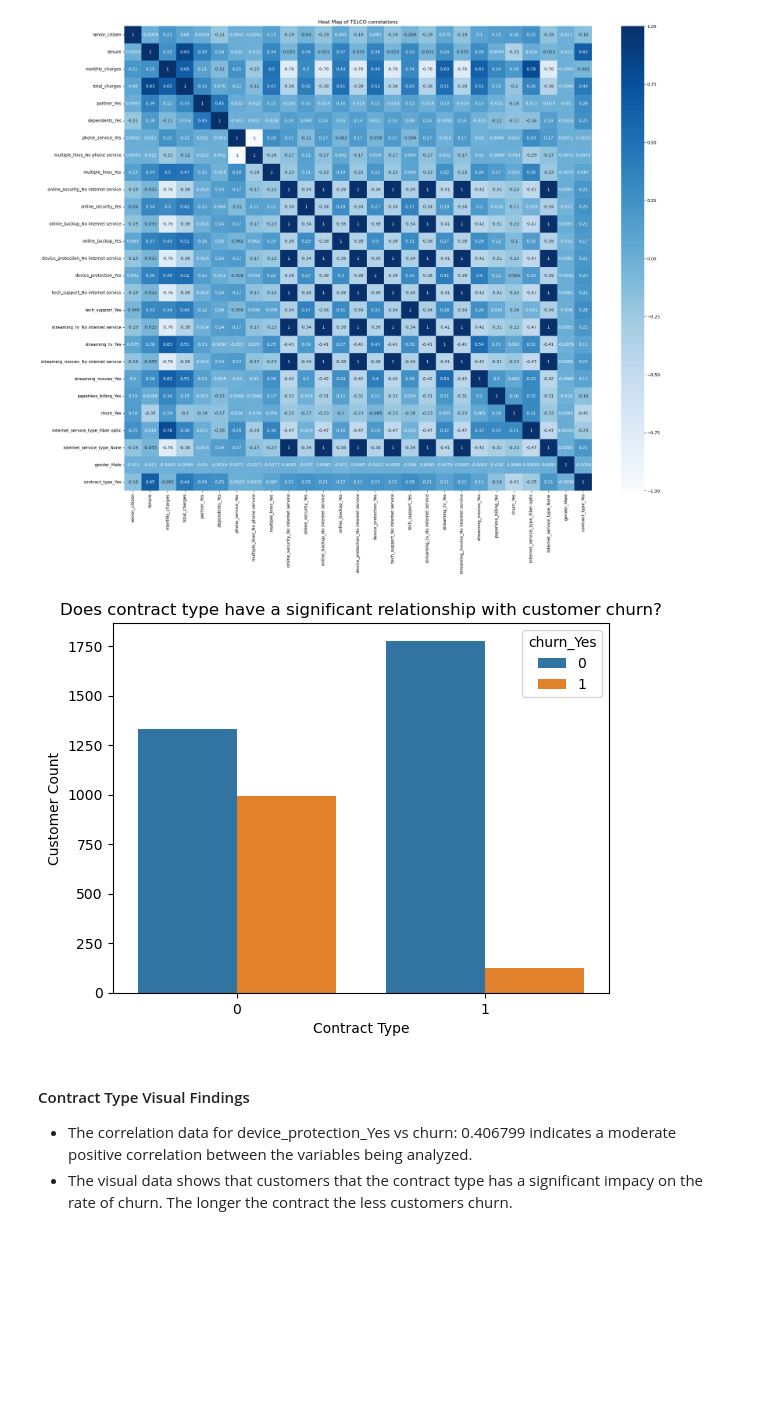
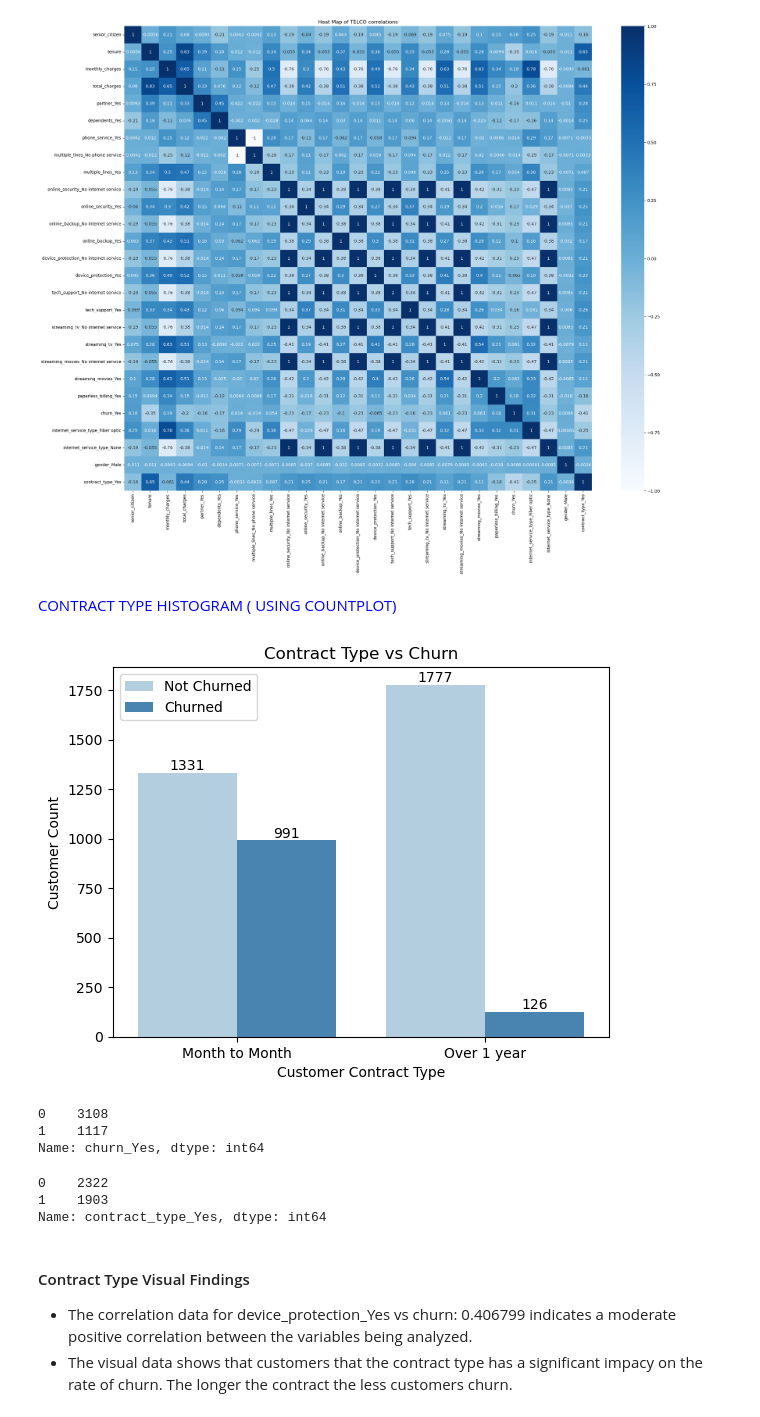
Before and after one commit to annie-carter/classification_project, a Jupyter notebook: Final_Report.ipynb, the cells around one changed output. Drawn from its saved outputs; the diff is of its cells as text; code cells hidden in the pictures; blank space fills up the shorter version.

```diff
--- a/Final_Report.ipynb
+++ b/Final_Report.ipynb
@@ -122,15 +124,60 @@ plt.title('Heat Map of TELCO correlations')
 plt.show()
 # %% [output]
 [figure]
+# %% [markdown]
+<span style="color:blue">CONTRACT TYPE HISTOGRAM ( USING COUNTPLOT)</span>
 # %%
-# 1. Visualizing the contract  type vs churn
-ct=sns.countplot(data=telco_train, x='contract_type_Yes', hue='churn_Yes')
-ct.set_xlabel('Contract Type')
+
+import matplotlib.pyplot as plt
+import seaborn as sns
+
+# Assuming you have a DataFrame 'telco_train' with the required data
+new_labels = {'not churn': 'Not Churned', 'churned': 'Churned'}
+x = ['Month to Month', 'Over 1 year']
+
+# Visualizing the streaming TV vs churn
+ct = sns.countplot(data=telco_train, x='contract_type_Yes', hue='churn_Yes', palette='Blues')
+
+# Access the legend object
+legend = ct.legend()
+
+# Modify the legend labels
+legend.get_texts()[0].set_text(new_labels['not churn'])
+legend.get_texts()[1].set_text(new_labels['churned'])
+
+# Relabel the x-axis ticks
+plt.xticks(range(len(x)), x)
+
+ct.set_xlabel('Customer Contract Type')
 ct.set_ylabel('Customer Count')
-plt.title('Does contract type have a significant relationship with customer churn?')
+plt.title('Contract Type vs Churn')
+
+plt.xticks(range(len(x)), x)
+
+# Add count numbers on bars
+for p in ct.patches:
+    width = p.get_width()
+    height = p.get_height()
+    x, y = p.get_xy()
+    offset = width * 0.02  # Adjust the offset percentage as needed
+    ct.annotate(format(height, '.0f'), (x + width / 2., y + height), ha='center', va='center', xytext=(0, 5), textcoords='offset points')
+
 plt.show()
 # %% [output]
-[figure, old version]
+[figure, new version]
+# %%
+telco_train.churn_Yes.value_counts()
+# %% [output]
+0    3108
+1    1117
+Name: churn_Yes, dtype: int64
+# %%
+#'0' relabled to Month-to-Month (MTM) and '1' relabeld to Over 1 Year
+telco_train.contract_type_Yes.value_counts()
+# %% [output]
+0    2322
+1    1903
+Name: contract_type_Yes, dtype: int64
 # %% [markdown]
 #### Contract Type Visual Findings
 * The correlation data for device_protection_Yes vs churn: 0.406799 indicates a moderate positive correlation between the variables being analyzed.
```
Also changed, not shown: parts of 12 cells of this notebook.
